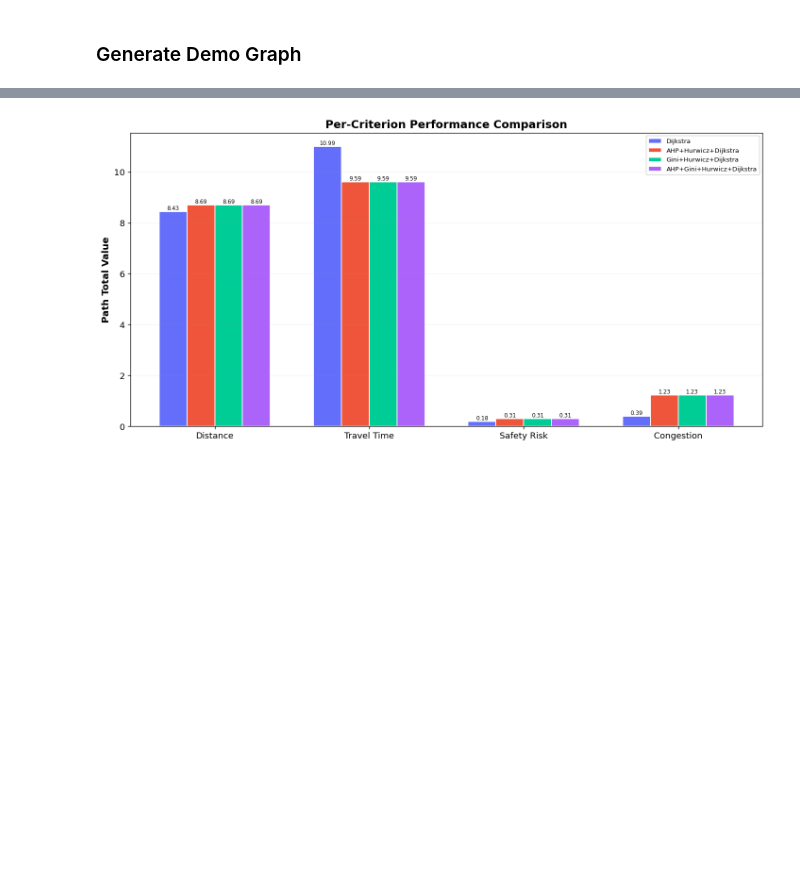
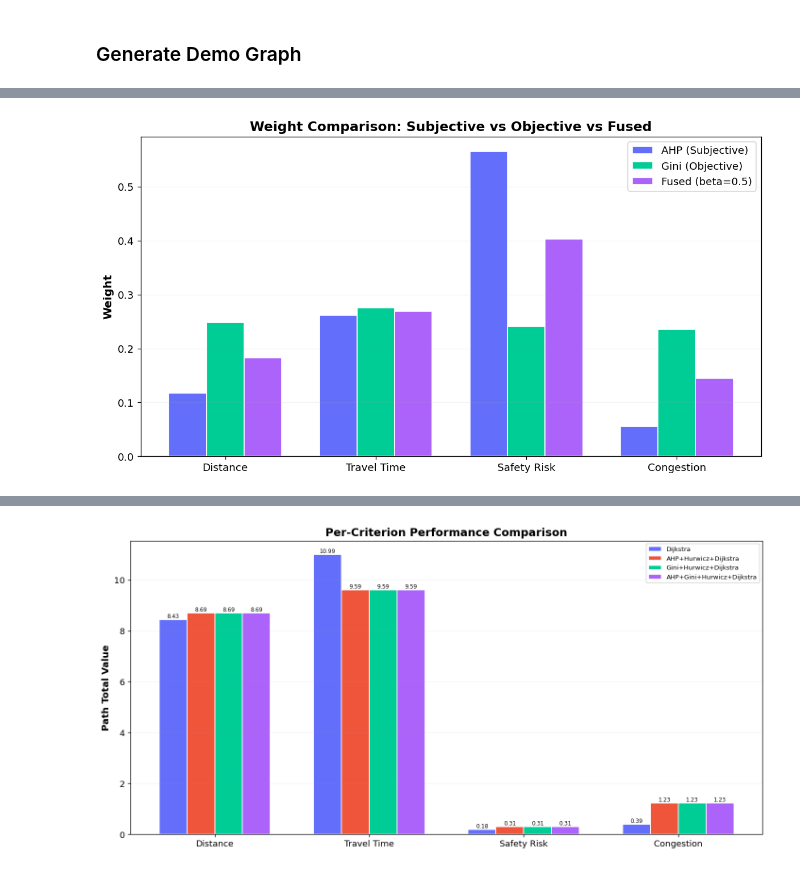
Before and after one commit to Abdou-Harzelli/SAD-p, a Jupyter notebook: multicriteria_routing.ipynb, the cells around one changed output, grey strips where cells are left out. Drawn from its saved outputs; the diff is of its cells as text; code cells hidden in the pictures; blank space fills up the shorter version.

```diff
--- a/multicriteria_routing.ipynb
+++ b/multicriteria_routing.ipynb
@@ -674,0 +374,19 @@ plt.show()
+# %%
+fig, ax = plt.subplots(figsize=(10, 5.5))
+x = np.arange(NUM_CRITERIA)
+width = 0.25
+
+ax.bar(x - width, Ws, width, label="AHP (Subjective)", color="#636EFA", edgecolor="white")
+ax.bar(x, Wo, width, label="Gini (Objective)", color="#00CC96", edgecolor="white")
+ax.bar(x + width, W, width, label=f"Fused (beta={BETA})", color="#AB63FA", edgecolor="white")
+
+ax.set_xticks(x)
+ax.set_xticklabels([c.replace("_", " ").title() for c in CRITERIA])
+ax.set_ylabel("Weight", fontweight="bold")
+ax.set_title("Weight Comparison: Subjective vs Objective vs Fused", fontweight="bold")
+ax.legend()
+ax.grid(True, alpha=0.15, axis="y")
+plt.tight_layout()
+plt.show()
+# %% [output]
+[figure, added]
```
Also changed, not shown: parts of 56 cells of this notebook, 15 other files.
